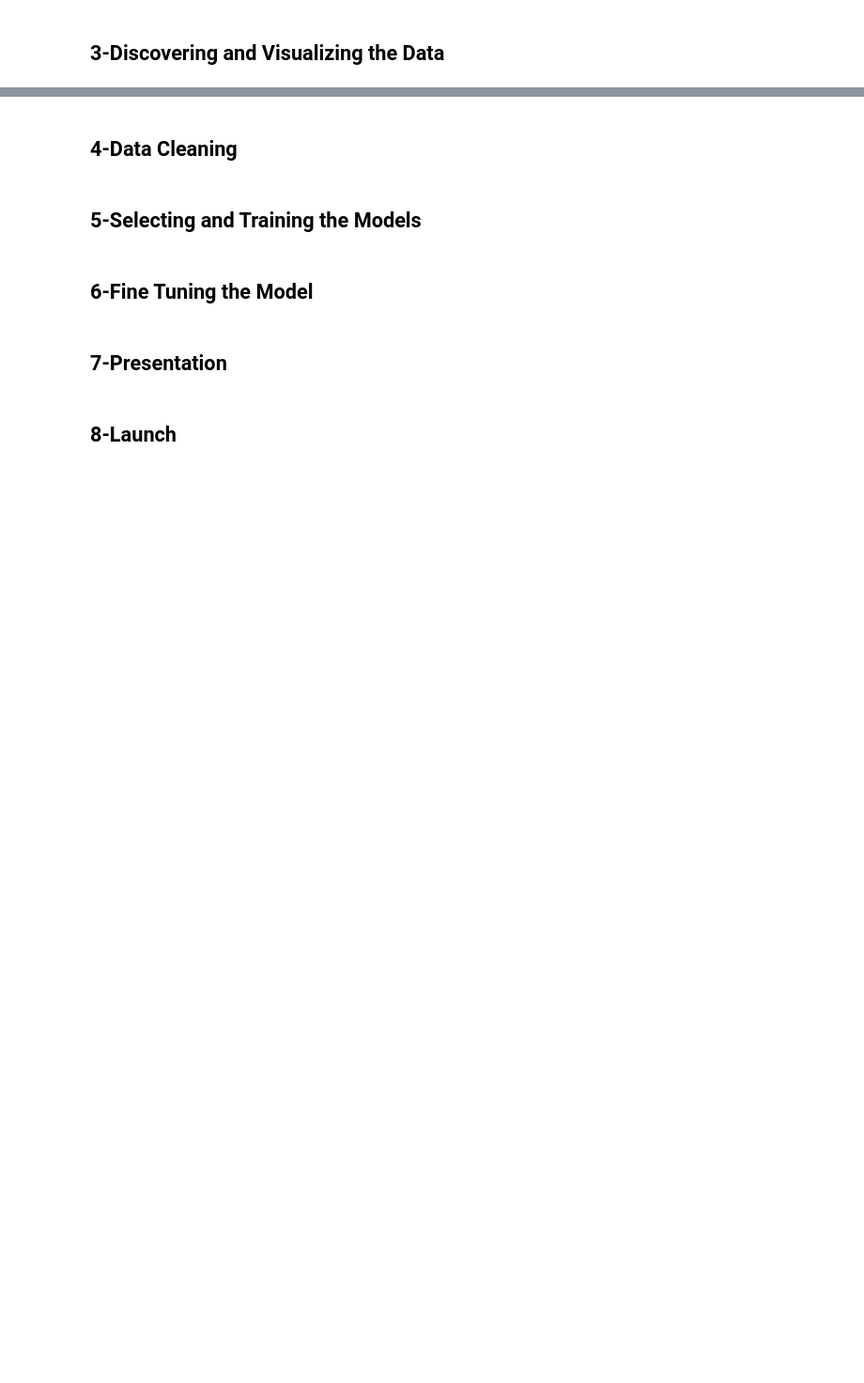
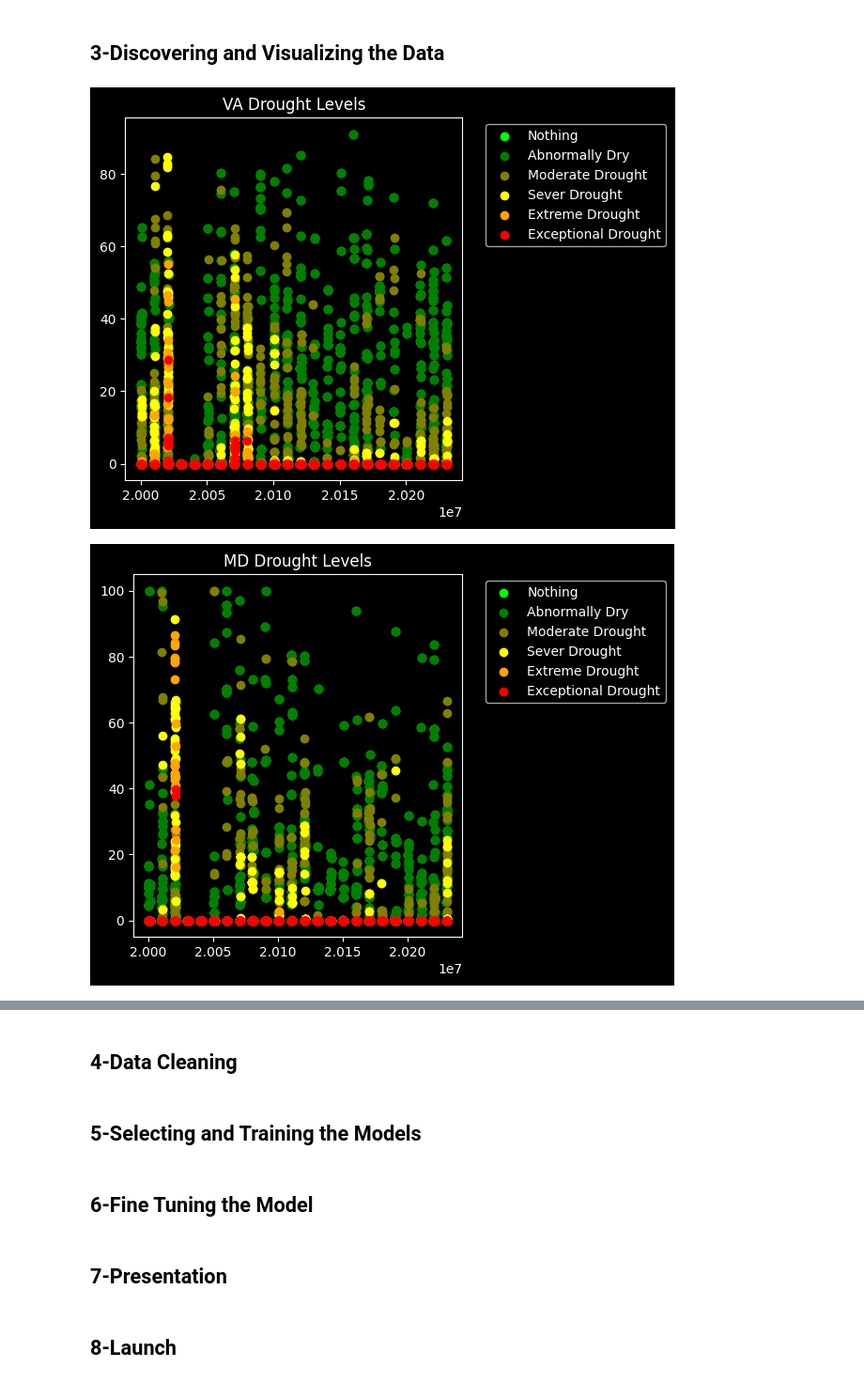
Before and after one commit to Tazering/FakeMind-ML4VA-Project, a Jupyter notebook: FakeMind_ML4VA.ipynb, the cells around one changed output, grey strips where cells are left out. Shown at 94% size. Saved outputs shown, nothing was run; the diff lists cells and outputs as text; code cells hidden in the pictures; blank space fills up the shorter version.

Commit message:
added visualization to the data using a scatter plot

```diff
--- a/FakeMind_ML4VA.ipynb
+++ b/FakeMind_ML4VA.ipynb
@@ -97,0 +88,8 @@ print(test_set.shape)
+# %%
+# stratified test distribution by state abbreviation
+from sklearn.model_selection import StratifiedShuffleSplit
+
+split = StratifiedShuffleSplit(n_splits = 1, test_size = 0.2, random_state = 17)
+for train_index, test_index in split.split(drought_data, drought_data['state_abbr']):
+  strat_train_set = drought_data.loc[train_index]
+  strat_test_set = drought_data.loc[test_index]
@@ -98,2 +137,25 @@ print(test_set.shape)
 # %% [markdown]
 ## **3-Discovering and Visualizing the Data**
+# %%
+import seaborn as sns
+
+plt.style.use("dark_background")
+
+states_of_interest = ["VA", "MD", "WV", "TN", "KY", "NC", "DC"]
+
+for state in states_of_interest:
+  sub_df_train = strat_train_set.loc[strat_train_set["state_abbr"] == state]
+  plt.title(state + " Drought Levels")
+
+  plt.scatter(sub_df_train["period"], sub_df_train["d0"], color = "lime", label = "Nothing")
+  plt.scatter(sub_df_train["period"], sub_df_train["d0"], color = "green", label = "Abnormally Dry")
+  plt.scatter(sub_df_train["period"], sub_df_train["d1"], color = "olive", label = "Moderate Drought")
+  plt.scatter(sub_df_train["period"], sub_df_train["d2"], color = "yellow", label = "Sever Drought")
+  plt.scatter(sub_df_train["period"], sub_df_train["d3"], color = "orange", label = "Extreme Drought")
+  plt.scatter(sub_df_train["period"], sub_df_train["d4"], color = "red", label = "Exceptional Drought")
+  plt.legend(bbox_to_anchor = (1.05, 1.0), loc = "upper left")
+  plt.tight_layout()
+  plt.show()
+# %% [output]
+[figure, added]
+[figure, added]
```
Also changed, not shown: parts of 5 cells of this notebook.
